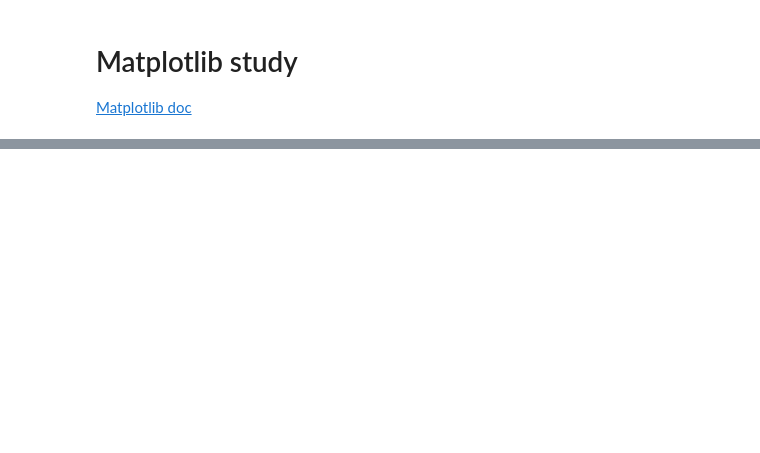
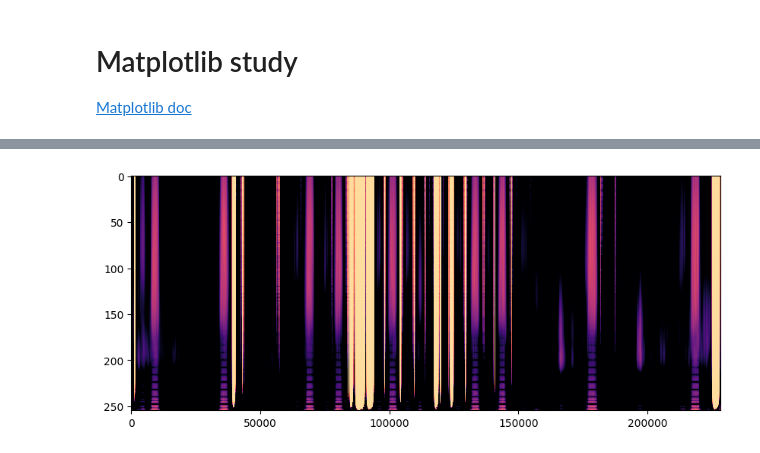
Before and after one commit to ryanz22/PestDataprocess, a Jupyter notebook: notebooks/matplotlib-trial.ipynb, the cells around one changed output, grey strips where cells are left out. Cells and saved outputs as stored; diff of their text form; code cells hidden in the pictures; blank space fills up the shorter version.

```diff
--- a/notebooks/matplotlib-trial.ipynb
+++ b/notebooks/matplotlib-trial.ipynb
@@ -27,0 +75,6 @@ len of data: 4
+# %%
+plt.figure(figsize = (10,4))
+plt.imshow(20*np.log10(np.abs(cs1)), cmap='magma', aspect='auto', norm=None, vmax=0, vmin=-60)
+plt.show()
+# %% [output]
+[figure, added]
```
Also changed, not shown: parts of 6 cells of this notebook, 18 other files.
